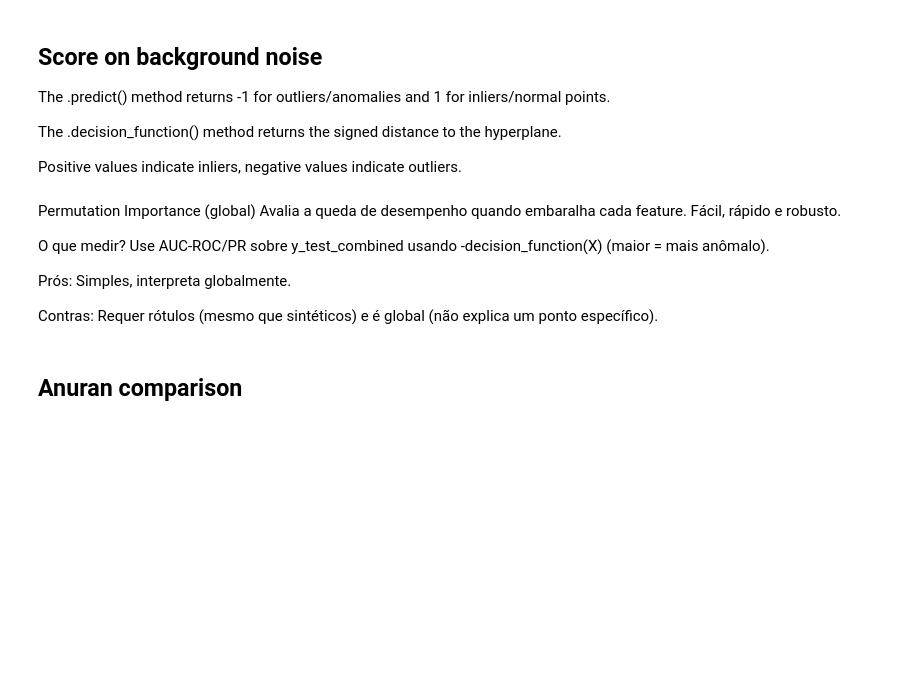
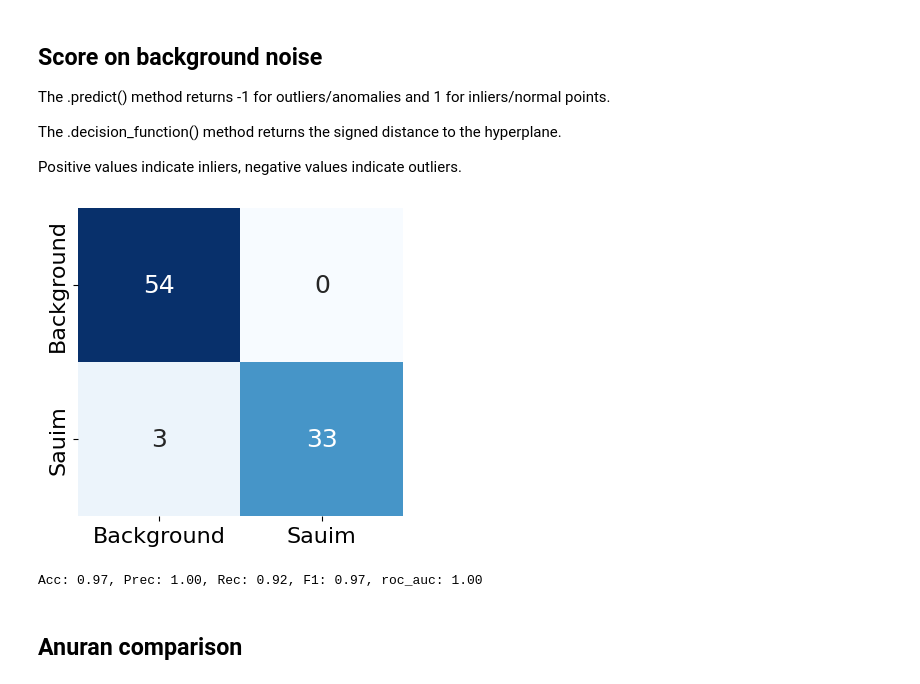
Before and after one commit to juancolonna/Sauim, a Jupyter notebook: jupyter-notebooks/Sauim_bicolor.ipynb, the cells around one changed output. Saved outputs shown, nothing was run; the diff lists cells and outputs as text; code cells hidden in the pictures; blank space fills up the shorter version.

```diff
--- a/jupyter-notebooks/Sauim_bicolor.ipynb
+++ b/jupyter-notebooks/Sauim_bicolor.ipynb
@@ -170,0 +154,15 @@ else:
+# %%
+X_sauim = np.array(sauim_vectors)
+
+X = np.concatenate([X_sauim, background_vectors])
+y = np.concatenate([np.ones(X_sauim.shape[0]), np.zeros(background_vectors.shape[0])])
+
+# For this example, we'll train on the 'normal_data'
+X_train, X_test, y_train, y_test = train_test_split(X, y, test_size=0.3, random_state=42, stratify=y)
+
+X_test_pos = X_test[y_test == 1]
+y_test_pos = y_test[y_test == 1]
+
+print(f"Shape of X_train_normal (used for fitting): {X_train.shape}, positive samples: {np.sum(y_train==1)}, negative samples: {np.sum(y_train==0)}")
+print(f"Shape of X_test_normal (part of test set): {X_test.shape}, positive samples: {np.sum(y_test==1)}, negative samples: {np.sum(y_test==0)}")
+print(f"Shape of X_test_pos (positive samples in test set): {X_test_pos.shape}")
@@ -170,0 +231,11 @@ else:
+# %%
+if filtered_files:
+    clf, best_nu, best_auc = nu_optimization(X_train, X_test, y_train, y_test)
+    print("Best nu:", best_nu)
+    print("Best AUC:", best_auc)
+    dump(clf, "ocsvm_filtered.joblib") # Save the fitted model
+else:
+    clf, best_nu, best_auc = nu_optimization(X_train, X_test, y_train, y_test)
+    print("Best nu:", best_nu)
+    print("Best AUC:", best_auc)
+    dump(clf, "ocsvm.joblib") # Save the fitted model
@@ -177,25 +254,25 @@ The .decision_function() method returns the signed distance to the hyperplane.
 
 Positive values indicate inliers, negative values indicate outliers.
 # %%
-predictions = clf.predict(X_test_background_combined)
-decision_scores = clf.decision_function(X_test_background_combined)
+if filtered_files:
+    save_fig="Background_filtered"
+else:
+    save_fig="Background"
+
+predictions = clf.predict(X_test)
+decision_scores = clf.decision_function(X_test)
 
 # Convert predictions to 0 for normal, 1 for anomaly to match y_true_combined
 # Note: OCSVM predicts 1 for inliers (normal) and -1 for outliers (anomalies)
 # So, we map 1 -> 1 and -1 -> 0
 y_pred = np.where(predictions == -1, 0, 1)
 
 # --- 6. Evaluate the Model ---
-fpr1, tpr1, roc_auc_background, cm1 = metrics_calculation(y_test_background_combined,
-                                                          y_pred,
-                                                          decision_scores,
-                                                          label="Background")
+fpr1, tpr1, roc_auc_background, cm1 = metrics_calculation(y_test,
+                                                        y_pred,
+                                                        decision_scores,
+                                                        label="Background",
+                                                        save_fig=save_fig)
+# %% [output]
+[figure, added]
+Acc: 0.97, Prec: 1.00, Rec: 0.92, F1: 0.97, roc_auc: 1.00
-# %% [markdown]
-Permutation Importance (global)
-Avalia a queda de desempenho quando embaralha cada feature. Fácil, rápido e robusto.
-
-O que medir? Use AUC-ROC/PR sobre y_test_combined usando -decision_function(X) (maior = mais anômalo).
-
-Prós: Simples, interpreta globalmente.
-
-Contras: Requer rótulos (mesmo que sintéticos) e é global (não explica um ponto específico).
```
Also changed, not shown: parts of 22 cells of this notebook, 7 other files.
